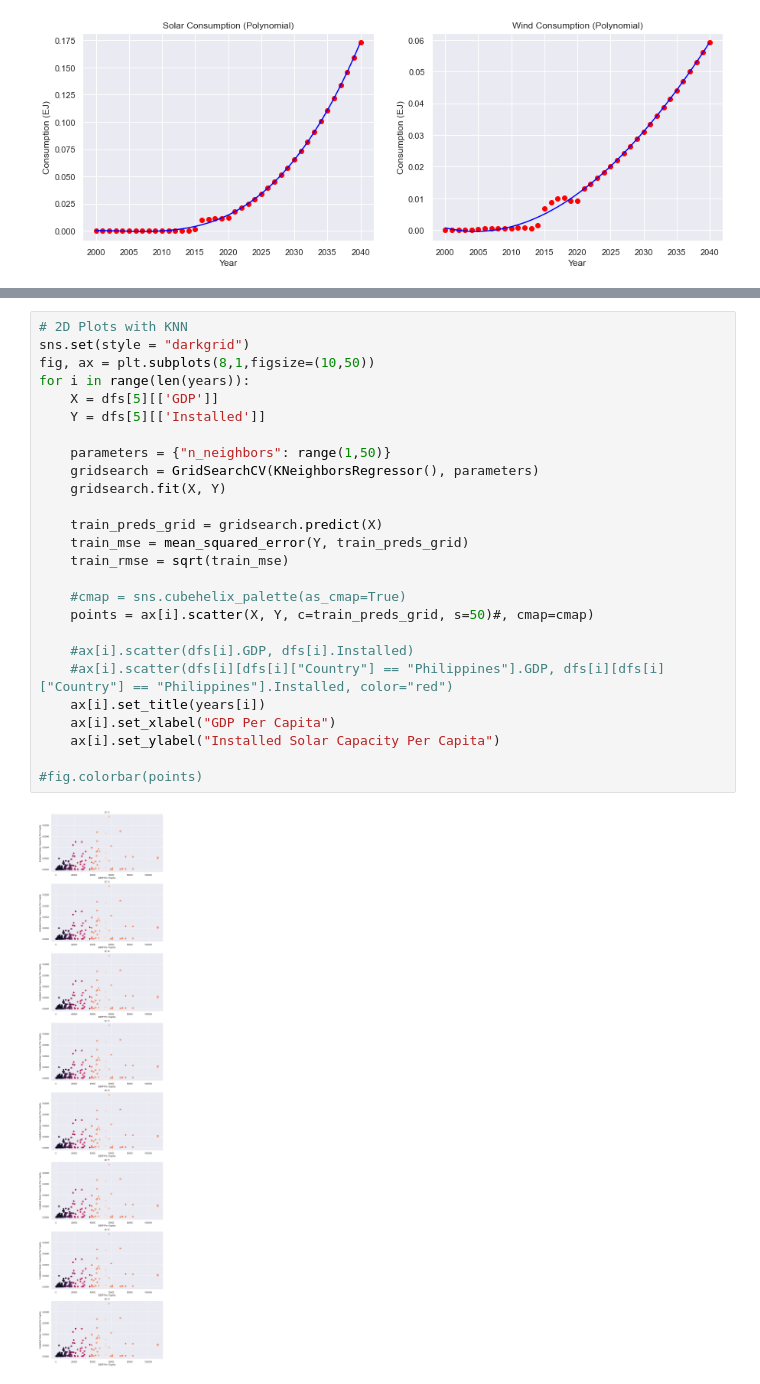
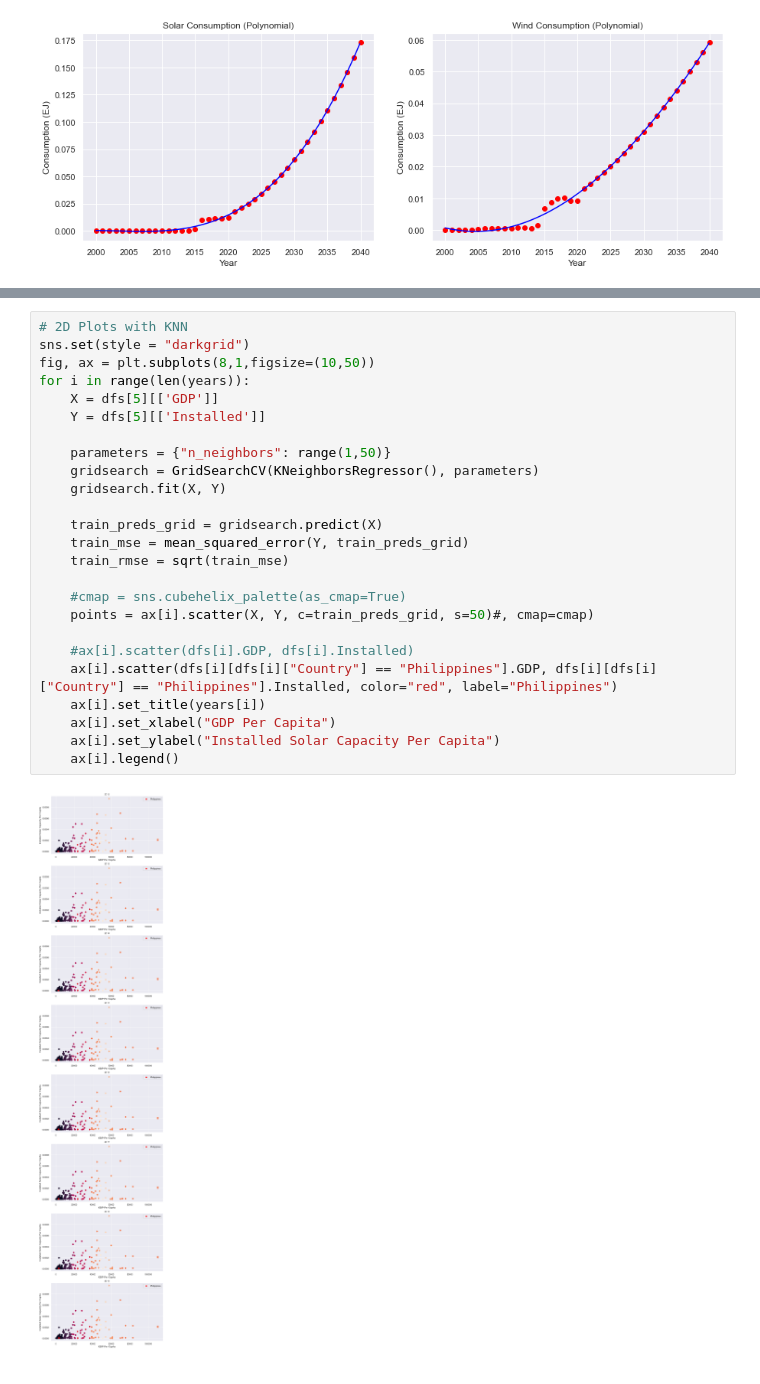
Before and after one commit to RaynorChavez/Solar-Wind-Energy-Analysis-Philippines, a Jupyter notebook: [Final] Philippines Solar and Wind Power Analysis.ipynb, the cells around one changed output, grey strips where cells are left out. Drawn from its saved outputs; the diff is of its cells as text.

```diff
--- a/[Final] Philippines Solar and Wind Power Analysis.ipynb
+++ b/[Final] Philippines Solar and Wind Power Analysis.ipynb
@@ -416,28 +431,27 @@ Text(0.5, 1.0, 'Installed Solar Generation Capacities of Select Countries')
 # %%
 # 2D Plots with KNN
 sns.set(style = "darkgrid")
 fig, ax = plt.subplots(8,1,figsize=(10,50))
 for i in range(len(years)):
     X = dfs[5][['GDP']]
     Y = dfs[5][['Installed']]
 
     parameters = {"n_neighbors": range(1,50)}
     gridsearch = GridSearchCV(KNeighborsRegressor(), parameters)
     gridsearch.fit(X, Y)
 
     train_preds_grid = gridsearch.predict(X)
     train_mse = mean_squared_error(Y, train_preds_grid)
     train_rmse = sqrt(train_mse)
 
     #cmap = sns.cubehelix_palette(as_cmap=True)
     points = ax[i].scatter(X, Y, c=train_preds_grid, s=50)#, cmap=cmap)
 
     #ax[i].scatter(dfs[i].GDP, dfs[i].Installed)
-    #ax[i].scatter(dfs[i][dfs[i]["Country"] == "Philippines"].GDP, dfs[i][dfs[i]["Country"] == "Philippines"].Installed, color="red")
+    ax[i].scatter(dfs[i][dfs[i]["Country"] == "Philippines"].GDP, dfs[i][dfs[i]["Country"] == "Philippines"].Installed, color="red", label="Philippines")
     ax[i].set_title(years[i])
     ax[i].set_xlabel("GDP Per Capita")
     ax[i].set_ylabel("Installed Solar Capacity Per Capita")
-
-#fig.colorbar(points)
+    ax[i].legend()
 # %% [output]
-[figure, old version]
+[figure, new version]
```
Also changed, not shown: parts of 17 cells of this notebook.
